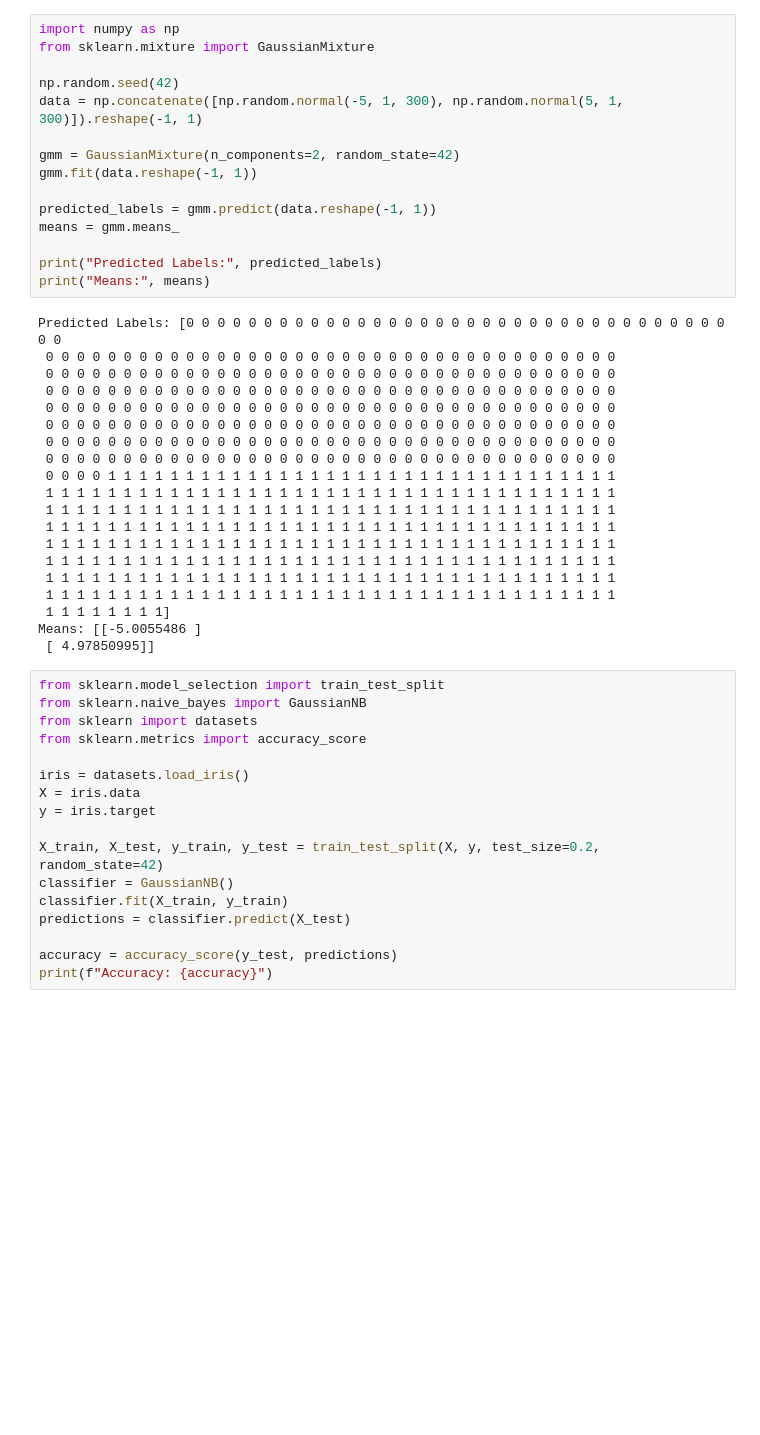
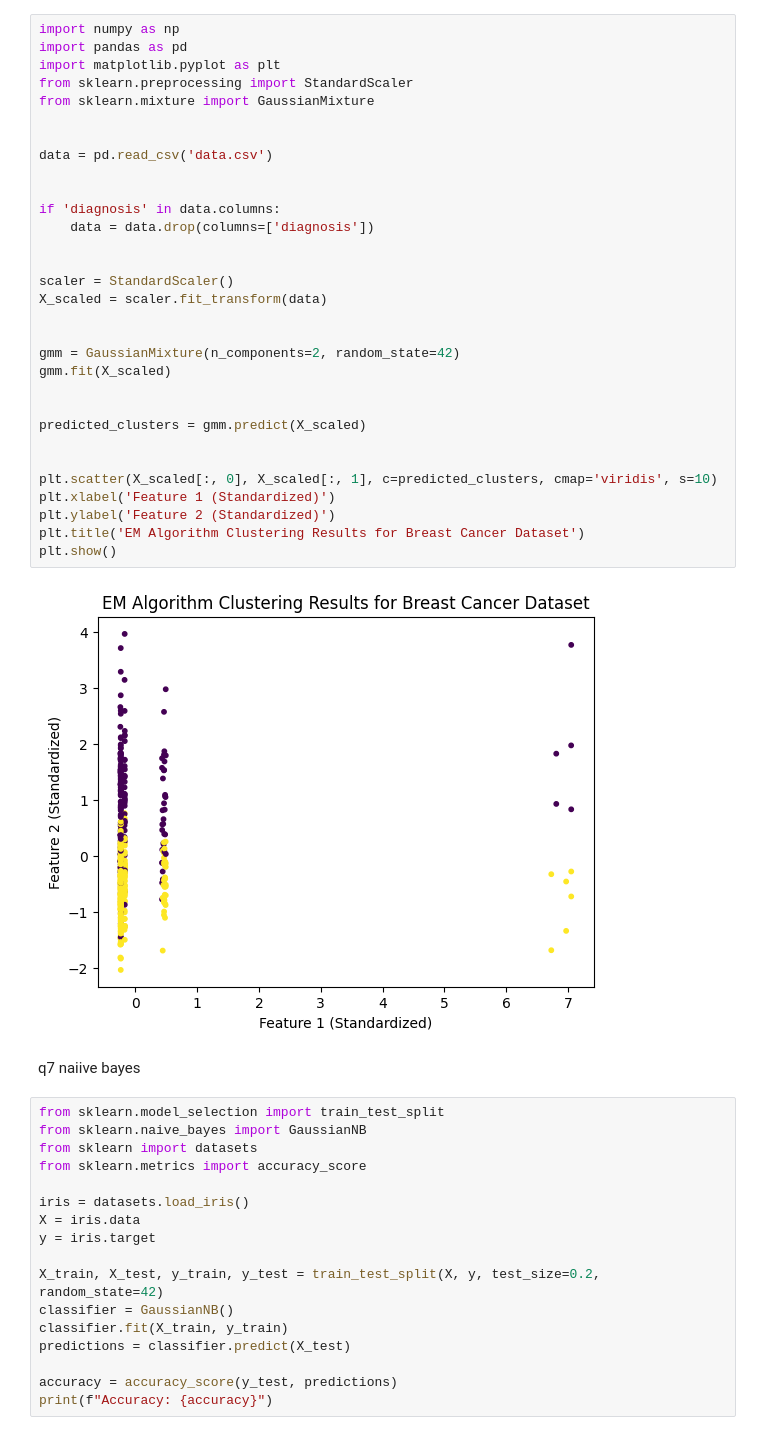
Before and after one commit to gabbarcoder/iml, a Jupyter notebook: prog-6,7,8,9,10/29-01-2024.ipynb, the cells around one changed output. Saved outputs shown, nothing was run; the diff lists cells and outputs as text; blank space fills up the shorter version.

```diff
--- a/prog-6,7,8,9,10/29-01-2024.ipynb
+++ b/prog-6,7,8,9,10/29-01-2024.ipynb
@@ -117,38 +1,38 @@ Estimated Mixing Coefficients:
-# %%
-import numpy as np
-from sklearn.mixture import GaussianMixture
-
-np.random.seed(42)
-data = np.concatenate([np.random.normal(-5, 1, 300), np.random.normal(5, 1, 300)]).reshape(-1, 1)
-
-gmm = GaussianMixture(n_components=2, random_state=42)
-gmm.fit(data.reshape(-1, 1))
-
-predicted_labels = gmm.predict(data.reshape(-1, 1))
-means = gmm.means_
-
-print("Predicted Labels:", predicted_labels)
-print("Means:", means)
-# %% [output]
-Predicted Labels: [0 0 0 0 0 0 0 0 0 0 0 0 0 0 0 0 0 0 0 0 0 0 0 0 0 0 0 0 0 0 0 0 0 0 0 0 0
- 0 0 0 0 0 0 0 0 0 0 0 0 0 0 0 0 0 0 0 0 0 0 0 0 0 0 0 0 0 0 0 0 0 0 0 0 0
- 0 0 0 0 0 0 0 0 0 0 0 0 0 0 0 0 0 0 0 0 0 0 0 0 0 0 0 0 0 0 0 0 0 0 0 0 0
- 0 0 0 0 0 0 0 0 0 0 0 0 0 0 0 0 0 0 0 0 0 0 0 0 0 0 0 0 0 0 0 0 0 0 0 0 0
- 0 0 0 0 0 0 0 0 0 0 0 0 0 0 0 0 0 0 0 0 0 0 0 0 0 0 0 0 0 0 0 0 0 0 0 0 0
- 0 0 0 0 0 0 0 0 0 0 0 0 0 0 0 0 0 0 0 0 0 0 0 0 0 0 0 0 0 0 0 0 0 0 0 0 0
- 0 0 0 0 0 0 0 0 0 0 0 0 0 0 0 0 0 0 0 0 0 0 0 0 0 0 0 0 0 0 0 0 0 0 0 0 0
- 0 0 0 0 0 0 0 0 0 0 0 0 0 0 0 0 0 0 0 0 0 0 0 0 0 0 0 0 0 0 0 0 0 0 0 0 0
- 0 0 0 0 1 1 1 1 1 1 1 1 1 1 1 1 1 1 1 1 1 1 1 1 1 1 1 1 1 1 1 1 1 1 1 1 1
- 1 1 1 1 1 1 1 1 1 1 1 1 1 1 1 1 1 1 1 1 1 1 1 1 1 1 1 1 1 1 1 1 1 1 1 1 1
- 1 1 1 1 1 1 1 1 1 1 1 1 1 1 1 1 1 1 1 1 1 1 1 1 1 1 1 1 1 1 1 1 1 1 1 1 1
- 1 1 1 1 1 1 1 1 1 1 1 1 1 1 1 1 1 1 1 1 1 1 1 1 1 1 1 1 1 1 1 1 1 1 1 1 1
- 1 1 1 1 1 1 1 1 1 1 1 1 1 1 1 1 1 1 1 1 1 1 1 1 1 1 1 1 1 1 1 1 1 1 1 1 1
- 1 1 1 1 1 1 1 1 1 1 1 1 1 1 1 1 1 1 1 1 1 1 1 1 1 1 1 1 1 1 1 1 1 1 1 1 1
- 1 1 1 1 1 1 1 1 1 1 1 1 1 1 1 1 1 1 1 1 1 1 1 1 1 1 1 1 1 1 1 1 1 1 1 1 1
- 1 1 1 1 1 1 1 1 1 1 1 1 1 1 1 1 1 1 1 1 1 1 1 1 1 1 1 1 1 1 1 1 1 1 1 1 1
- 1 1 1 1 1 1 1 1]
-Means: [[-5.0055486 ]
- [ 4.97850995]]
+# %%
+import numpy as np
+import pandas as pd
+import matplotlib.pyplot as plt
+from sklearn.preprocessing import StandardScaler
+from sklearn.mixture import GaussianMixture
+
+
+data = pd.read_csv('data.csv')
+
+
+if 'diagnosis' in data.columns:
+    data = data.drop(columns=['diagnosis'])
+
+
+scaler = StandardScaler()
+X_scaled = scaler.fit_transform(data)
+
+
+gmm = GaussianMixture(n_components=2, random_state=42)
+gmm.fit(X_scaled)
+
+
+predicted_clusters = gmm.predict(X_scaled)
+
+
+plt.scatter(X_scaled[:, 0], X_scaled[:, 1], c=predicted_clusters, cmap='viridis', s=10)
+plt.xlabel('Feature 1 (Standardized)')
+plt.ylabel('Feature 2 (Standardized)')
+plt.title('EM Algorithm Clustering Results for Breast Cancer Dataset')
+plt.show()
+# %% [output]
+[figure, added]
+# %% [markdown]
+q7 naiive bayes
 # %%
 from sklearn.model_selection import train_test_split
 from sklearn.naive_bayes import GaussianNB
```
Also changed, not shown: parts of 5 cells of this notebook, 1 other file.
